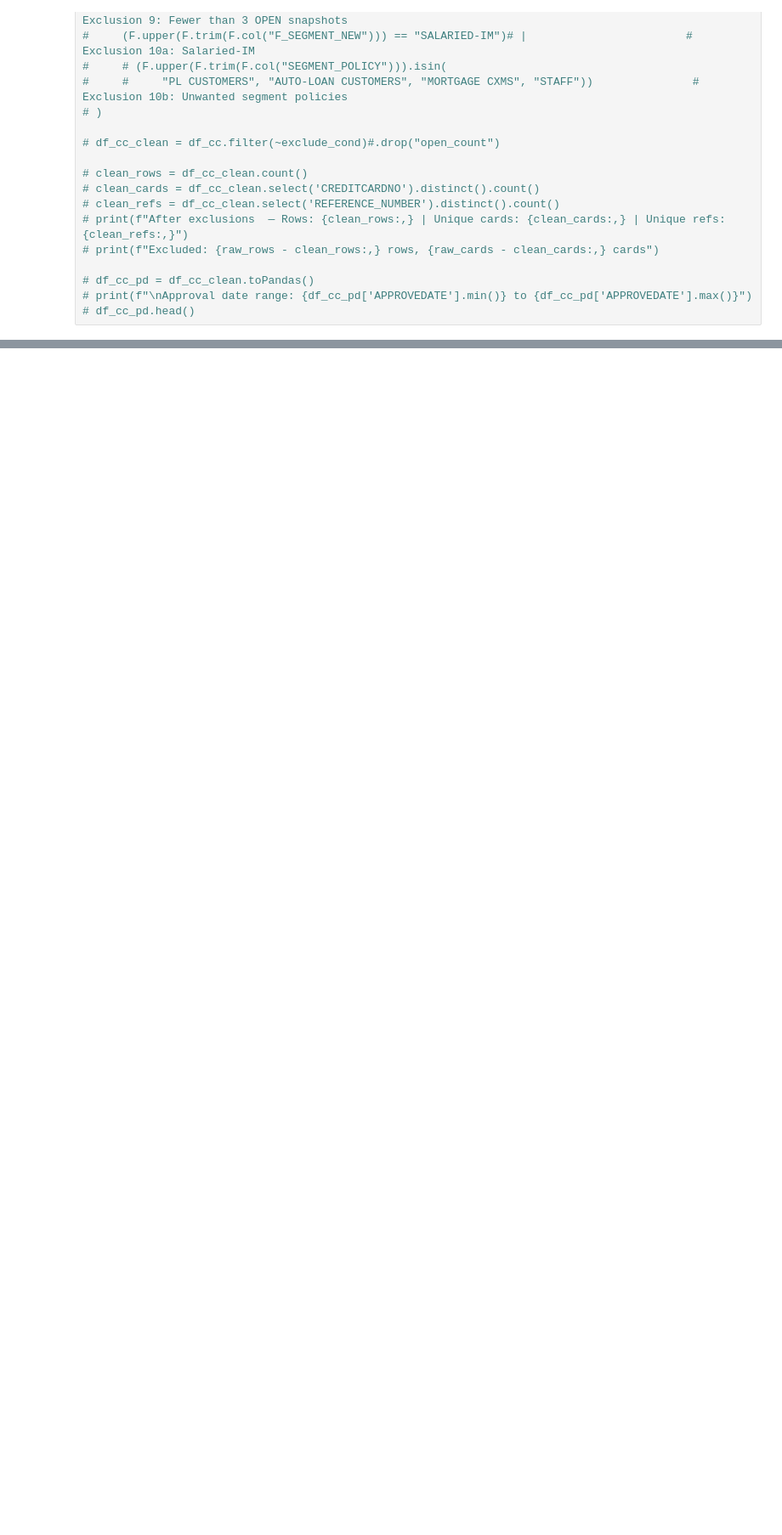
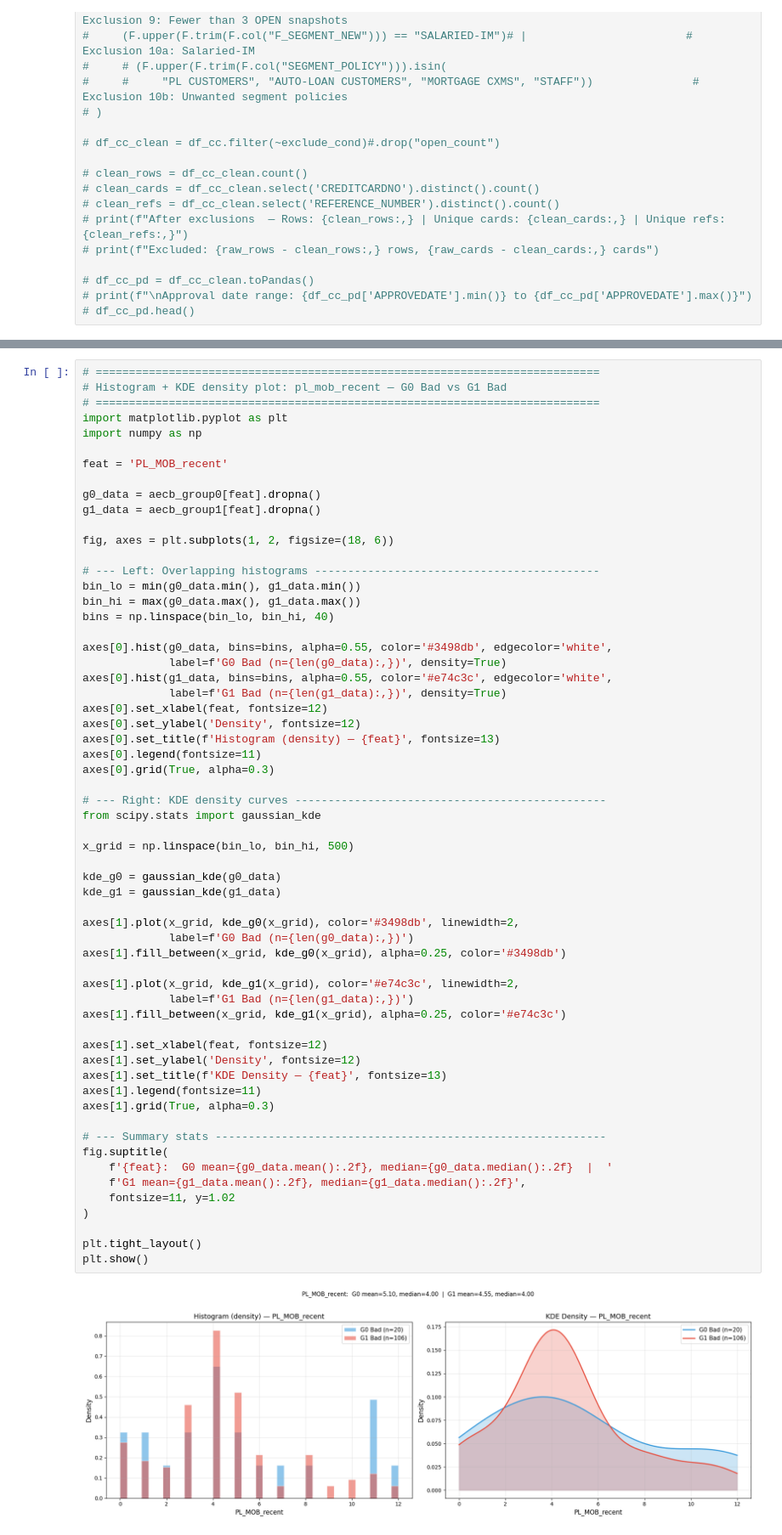
Before and after one commit to zhengzhu-rakbank/credit_card_application_playground, a Jupyter notebook: CC_Approval_AECB_Data_Pull.ipynb, the cells around one changed output, grey strips where cells are left out. Shown at 85% size. Drawn from its saved outputs; the diff is of its cells as text; blank space fills up the shorter version.

```diff
--- a/CC_Approval_AECB_Data_Pull.ipynb
+++ b/CC_Approval_AECB_Data_Pull.ipynb
@@ -808,3 +1055,65 @@ plt.show()
+# %%
+# ============================================================================
+# Histogram + KDE density plot: pl_mob_recent — G0 Bad vs G1 Bad
+# ============================================================================
+import matplotlib.pyplot as plt
+import numpy as np
+
+feat = 'PL_MOB_recent'
+
+g0_data = aecb_group0[feat].dropna()
+g1_data = aecb_group1[feat].dropna()
+
+fig, axes = plt.subplots(1, 2, figsize=(18, 6))
+
+# --- Left: Overlapping histograms -------------------------------------------
+bin_lo = min(g0_data.min(), g1_data.min())
+bin_hi = max(g0_data.max(), g1_data.max())
+bins = np.linspace(bin_lo, bin_hi, 40)
+
+axes[0].hist(g0_data, bins=bins, alpha=0.55, color='#3498db', edgecolor='white',
+             label=f'G0 Bad (n={len(g0_data):,})', density=True)
+axes[0].hist(g1_data, bins=bins, alpha=0.55, color='#e74c3c', edgecolor='white',
+             label=f'G1 Bad (n={len(g1_data):,})', density=True)
+axes[0].set_xlabel(feat, fontsize=12)
+axes[0].set_ylabel('Density', fontsize=12)
+axes[0].set_title(f'Histogram (density) — {feat}', fontsize=13)
+axes[0].legend(fontsize=11)
+axes[0].grid(True, alpha=0.3)
+
+# --- Right: KDE density curves -----------------------------------------------
+from scipy.stats import gaussian_kde
+
+x_grid = np.linspace(bin_lo, bin_hi, 500)
+
+kde_g0 = gaussian_kde(g0_data)
+kde_g1 = gaussian_kde(g1_data)
+
+axes[1].plot(x_grid, kde_g0(x_grid), color='#3498db', linewidth=2,
+             label=f'G0 Bad (n={len(g0_data):,})')
+axes[1].fill_between(x_grid, kde_g0(x_grid), alpha=0.25, color='#3498db')
+
+axes[1].plot(x_grid, kde_g1(x_grid), color='#e74c3c', linewidth=2,
+             label=f'G1 Bad (n={len(g1_data):,})')
+axes[1].fill_between(x_grid, kde_g1(x_grid), alpha=0.25, color='#e74c3c')
+
+axes[1].set_xlabel(feat, fontsize=12)
+axes[1].set_ylabel('Density', fontsize=12)
+axes[1].set_title(f'KDE Density — {feat}', fontsize=13)
+axes[1].legend(fontsize=11)
+axes[1].grid(True, alpha=0.3)
+
+# --- Summary stats -----------------------------------------------------------
+fig.suptitle(
+    f'{feat}:  G0 mean={g0_data.mean():.2f}, median={g0_data.median():.2f}  |  '
+    f'G1 mean={g1_data.mean():.2f}, median={g1_data.median():.2f}',
+    fontsize=11, y=1.02
+)
+
+plt.tight_layout()
+plt.show()
+# %% [output]
+[figure, added]
 # %%
 # ============================================================================
 # Define "Good" cards using a rolling 4-month window, evaluated ONLY at the
```
Also changed, not shown: parts of 23 cells of this notebook.
